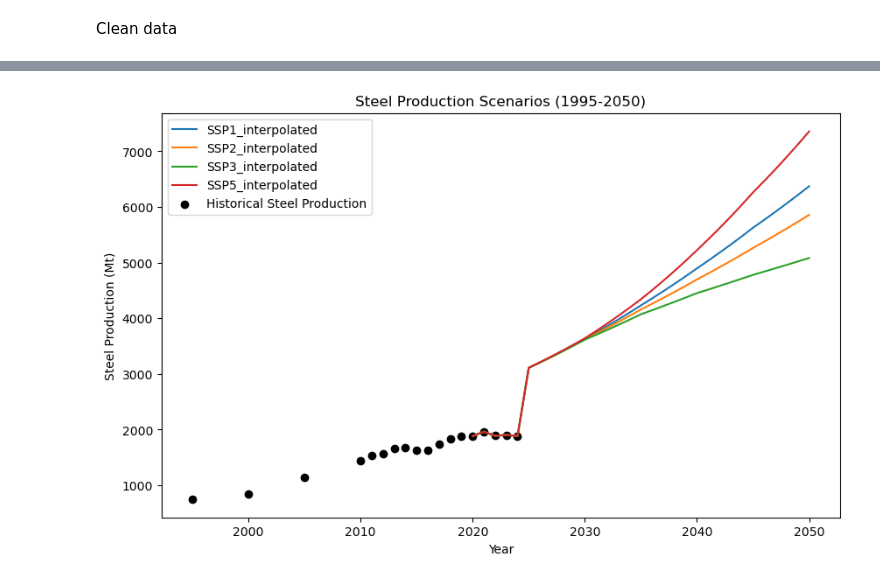
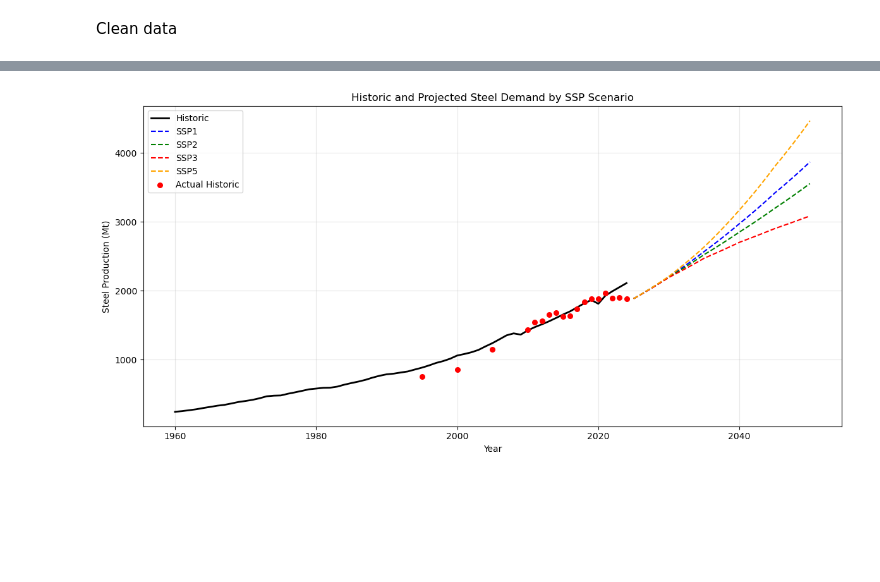
Before and after one commit to MathiasAlten/master, a Jupyter notebook: electrolysers/raw_processing/steel_gdp_regression.ipynb, the cells around one changed output, grey strips where cells are left out. Cells and saved outputs as stored; diff of their text form; code cells hidden in the pictures; blank space fills up the shorter version.

```diff
--- a/electrolysers/raw_processing/steel_gdp_regression.ipynb
+++ b/electrolysers/raw_processing/steel_gdp_regression.ipynb
@@ -162,7 +174,7 @@ print(steel_historic)
 # %%
 # Interpolate steel and GDP for missing years
 steel_historic["Steel Interpolated"] = steel_historic["Steel"].interpolate(method="linear")
-steel_historic["GDP Interpolated"] = steel_historic["GDP_current_USD"].interpolate(method="linear")
+steel_historic["GDP Interpolated"] = steel_historic["gdp"].interpolate(method="linear")
 
 # Plot steel production and GDP over time in two separate subplots, with interpolated values included
 plt.figure(figsize=(12, 6))
@@ -175,7 +187,7 @@ plt.ylabel("Value")
 plt.legend()
 
 plt.subplot(1, 2, 2)
-plt.scatter(steel_historic["Year"], steel_historic["GDP_current_USD"], label="GDP (current US$)", color="orange")
+plt.scatter(steel_historic["Year"], steel_historic["gdp"], label="GDP (US$ 2017)", color="orange")
 plt.plot(steel_historic["Year"], steel_historic["GDP Interpolated"], label="GDP Interpolated", color="orange", linestyle="--")
 plt.title("Global GDP Over Time")
 plt.xlabel("Year")
@@ -189,11 +201,12 @@ plt.show()
 steel_historic_1995 = steel_historic[steel_historic["Year"] >= 1995].copy()
 
 # Remove Nan values before log transformation
-steel_historic_1995 = steel_historic_1995.dropna(subset=['Steel', 'GDP_current_USD'])
+steel_historic_1995 = steel_historic_1995.dropna(subset=['Steel', 'gdp'])
 
 # method 1: Calculate log-differences (log growth rates) for steel and GDP
 steel_historic_1995['steel_log_growth'] = np.log(steel_historic_1995['Steel']).diff()
-steel_historic_1995['gdp_log_growth'] = np.log(steel_historic_1995['GDP_current_USD']).diff()
+steel_historic_1995['gdp'] = steel_historic_1995['gdp'].map(float)
+steel_historic_1995['gdp_log_growth'] = np.log(steel_historic_1995['gdp']).diff()
 
 # Remove NaN values resulting from the diff() operation
 steel_historic_1995 = steel_historic_1995.dropna(subset=['steel_log_growth', 'gdp_log_growth'])
@@ -202,7 +215,7 @@ steel_historic_1995 = steel_historic_1995.dropna(subset=['steel_log_growth', 'gd
 log_growth_corr = steel_historic_1995['steel_log_growth'].corr(steel_historic_1995['gdp_log_growth'])
 
 # Method 2: pct_change (for comparison)
-pct_corr = steel_historic_1995['Steel'].pct_change().corr(steel_historic_1995['GDP_current_USD'].pct_change())
+pct_corr = steel_historic_1995['Steel'].pct_change().corr(steel_historic_1995['gdp'].pct_change())
 
 # Compare results from both methods
 print(f"Log-diff correlation: {log_growth_corr:.4f}")
@@ -222,7 +235,7 @@ for i in range(len(steel_historic_1995)):
     print(f"Drop {year}: r = {r_loo:.4f}")
 
 # Average GDP and steel production over time
-avg_gdp = steel_historic_1995["GDP_current_USD"].mean() * 1e6 # Convert from billion USD to USD
+avg_gdp = steel_historic_1995["gdp"].mean() * 1e6 # Convert from billion USD to USD
 avg_steel = steel_historic_1995["Steel"].mean() * 1e6 # Convert from Mt to tons
 
 # Find the constant average GDP per ton of steel produced
@@ -414,13 +387,28 @@ display(steel_scenarios)
 # %%
-# Display the scenarios from 1995 to 2050
-plt.figure(figsize=(10, 6))
-for scenario in ["SSP1_interpolated", "SSP2_interpolated", "SSP3_interpolated", "SSP5_interpolated"]:
-    plt.plot(steel_scenarios[steel_scenarios["Year"] >= 2020]["Year"], steel_scenarios[steel_scenarios["Year"] >= 2020][scenario], label=scenario)
-plt.scatter(steel_historic[steel_historic["Year"] >= 1995]["Year"], steel_historic[steel_historic["Year"] >= 1995]["Steel"], label="Historical Steel Production", color="black")
-plt.title("Steel Production Scenarios (1995-2050)")
-plt.xlabel("Year")
-plt.ylabel("Steel Production (Mt)")
-plt.legend()
+fig, ax = plt.subplots(figsize=(12, 6))
+
+# Plot historic
+ax.plot(steel_from_historic.index, steel_from_historic['Steel'],
+        color='black', linewidth=2, label='Historic', zorder=5)
+
+# Plot future scenarios
+colors = {'SSP1': 'blue', 'SSP2': 'green', 'SSP3': 'red', 'SSP5': 'orange'}
+for scenario in ['SSP1', 'SSP2', 'SSP3', 'SSP5']:
+    col = f'{scenario}_interpolated'
+    if col in steel_future.columns:
+        ax.plot(steel_future.index, steel_future[col],
+                color=colors[scenario], linewidth=1.5, linestyle='--', label=scenario)
+
+# Plot actual historic steel production for 1995-2024
+actual_historic = steel_historic[(steel_historic["Year"] >= 1995) & (steel_historic["Year"] <= 2024)]
+ax.scatter(actual_historic["Year"], actual_historic["Steel"], color='red', s=30, label='Actual Historic', zorder=10)
+
+ax.set_xlabel('Year')
+ax.set_ylabel('Steel Production (Mt)')
+ax.set_title('Historic and Projected Steel Demand by SSP Scenario')
+ax.legend()
+ax.grid(True, alpha=0.3)
+plt.tight_layout()
 plt.show()
 # %% [output]
-[figure, old version]
+[figure, new version]
```
Also changed, not shown: parts of 8 cells of this notebook, 5 other files.
